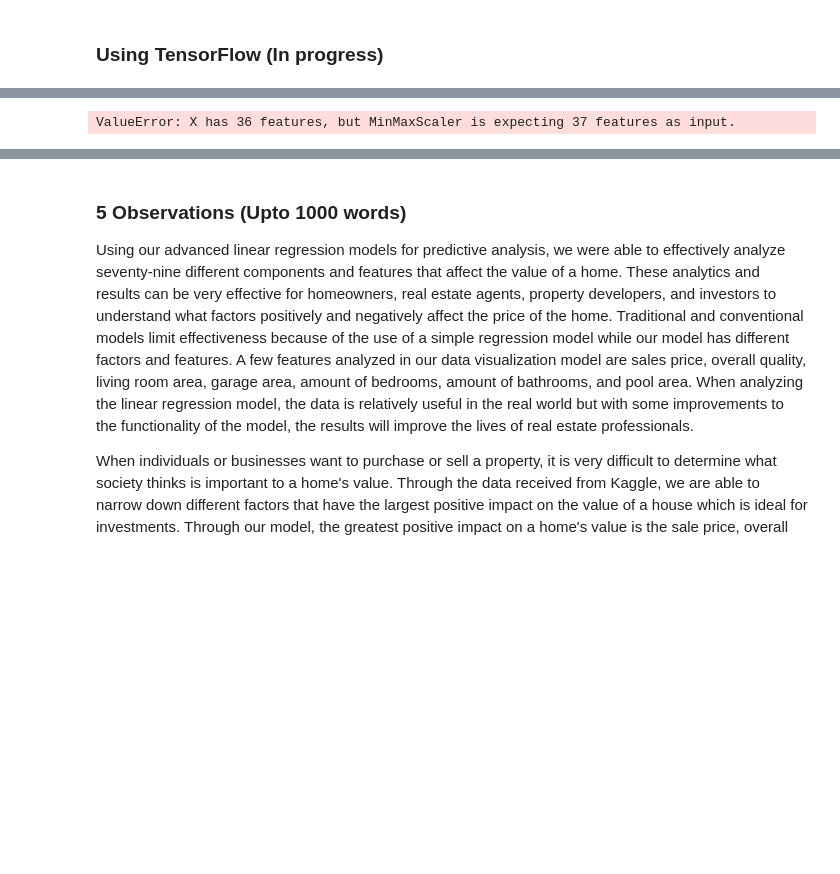
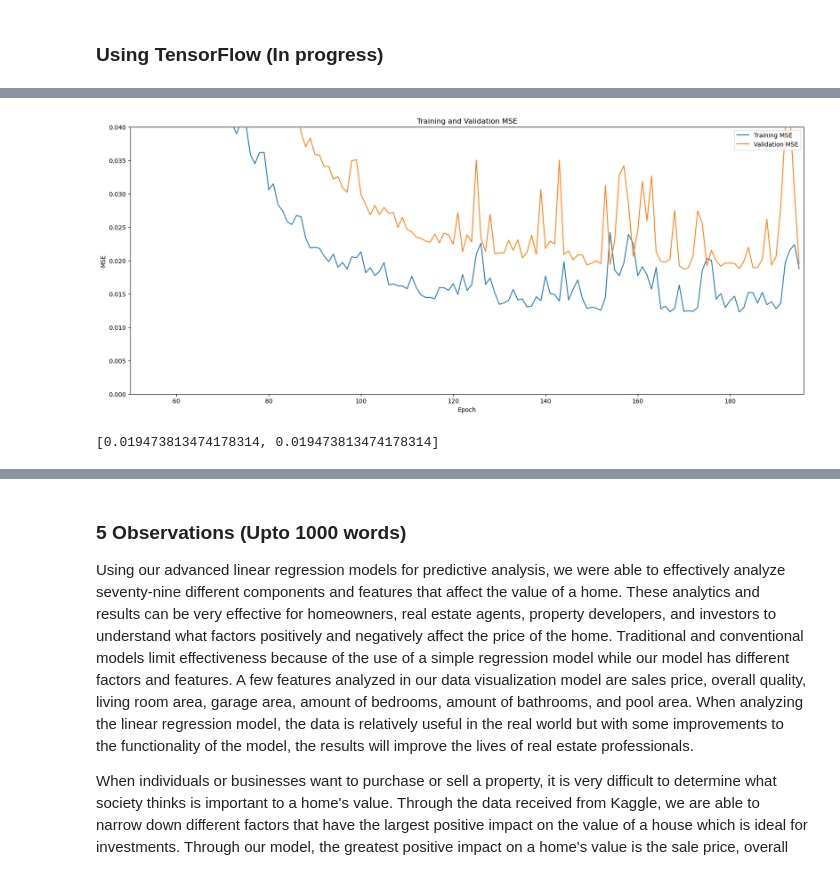
Before and after one commit to strangenicholas/Housing-Price-Prediction---Predictive-Analytics-and-Advanced-Regression-, a Jupyter notebook: Housing Price Prediction - Predictive Analytics and Advanced Regression.ipynb, the cells around one changed output, grey strips where cells are left out. Cells and saved outputs as stored; diff of their text form; code cells hidden in the pictures; blank space fills up the shorter version.

```diff
--- a/Housing Price Prediction - Predictive Analytics and Advanced Regression.ipynb
+++ b/Housing Price Prediction - Predictive Analytics and Advanced Regression.ipynb
@@ -542,0 +608,5 @@ from sklearn.preprocessing import MinMaxScaler
+# %%
+FEATURES = df_house_train.columns.drop(['Id', 'SalePrice'])
+# Discard non-numerical features
+FEATURES = list(filter(lambda x: df_house_train[x].dtype != 'object', FEATURES))
+FEATURES[:10]
@@ -543 +635,7 @@ from sklearn.preprocessing import MinMaxScaler
+# %%
+scaler = MinMaxScaler()
+
+X_train = scaler.fit_transform(X_train)
+X_valid = scaler.transform(X_valid)
+X_test = scaler.transform(X_test)
 # %%
@@ -557,27 +673,40 @@ Shape with numerical features: (1442, 39)
-# %%
-import warnings
-warnings.filterwarnings('ignore')
-
-col_train = list(train.columns)
-col_train_bis = list(train.columns)
-col_train_bis.remove('SalePrice')
-
-mat_train = np.matrix(train)
-mat_test  = np.matrix(test)
-mat_new = np.matrix(train.drop('SalePrice',axis = 1))
-mat_y = np.array(train.SalePrice).reshape((1442,1))
-# mat_y = np.array(df_house_train.SalePrice).reshape((1314,1)) -- removed outliers
-
-prepro_y = MinMaxScaler()
-prepro_y.fit(mat_y)
-
-prepro = MinMaxScaler()
-prepro.fit(mat_train)
-
-prepro_test = MinMaxScaler()
-prepro_test.fit(mat_new)
-
-train = pd.DataFrame(prepro.transform(mat_train),columns = col_train)
-test  = pd.DataFrame(prepro_test.transform(mat_test),columns = col_train_bis)
-# %% [output]
-ValueError: X has 36 features, but MinMaxScaler is expecting 37 features as input.
+# %%
+# %%time
+
+EPOCHS = 1000
+
+early_stop = tf.keras.callbacks.EarlyStopping(monitor='val_mse', patience=25)
+
+history = model.fit(
+    X_train,
+    y_train,
+    batch_size=256,
+    verbose=0,
+    epochs=EPOCHS,
+    validation_data=(X_valid, y_valid),
+    callbacks=[early_stop]
+)
+# %%
+TRACE_START = 50
+mse = history.history['mse']
+val_mse = history.history['val_mse']
+
+epochs_range = range(len(mse))
+
+plt.figure(figsize=(20, 8))
+plt.plot(epochs_range, mse, label='Training MSE')
+plt.plot(epochs_range, val_mse, label='Validation MSE')
+plt.legend(loc='upper right')
+plt.xlabel('Epoch')
+plt.ylabel('MSE')
+plt.title('Training and Validation MSE')
+plt.xlim(TRACE_START, len(mse))
+plt.ylim(0, 0.04)
+
+plt.show()
+# %% [output]
+[figure, added]
+# %%
+model.evaluate(X_valid, y_valid, verbose=0)
+# %% [output]
+[0.019473813474178314, 0.019473813474178314]
```
Also changed, not shown: parts of 10 cells of this notebook.
